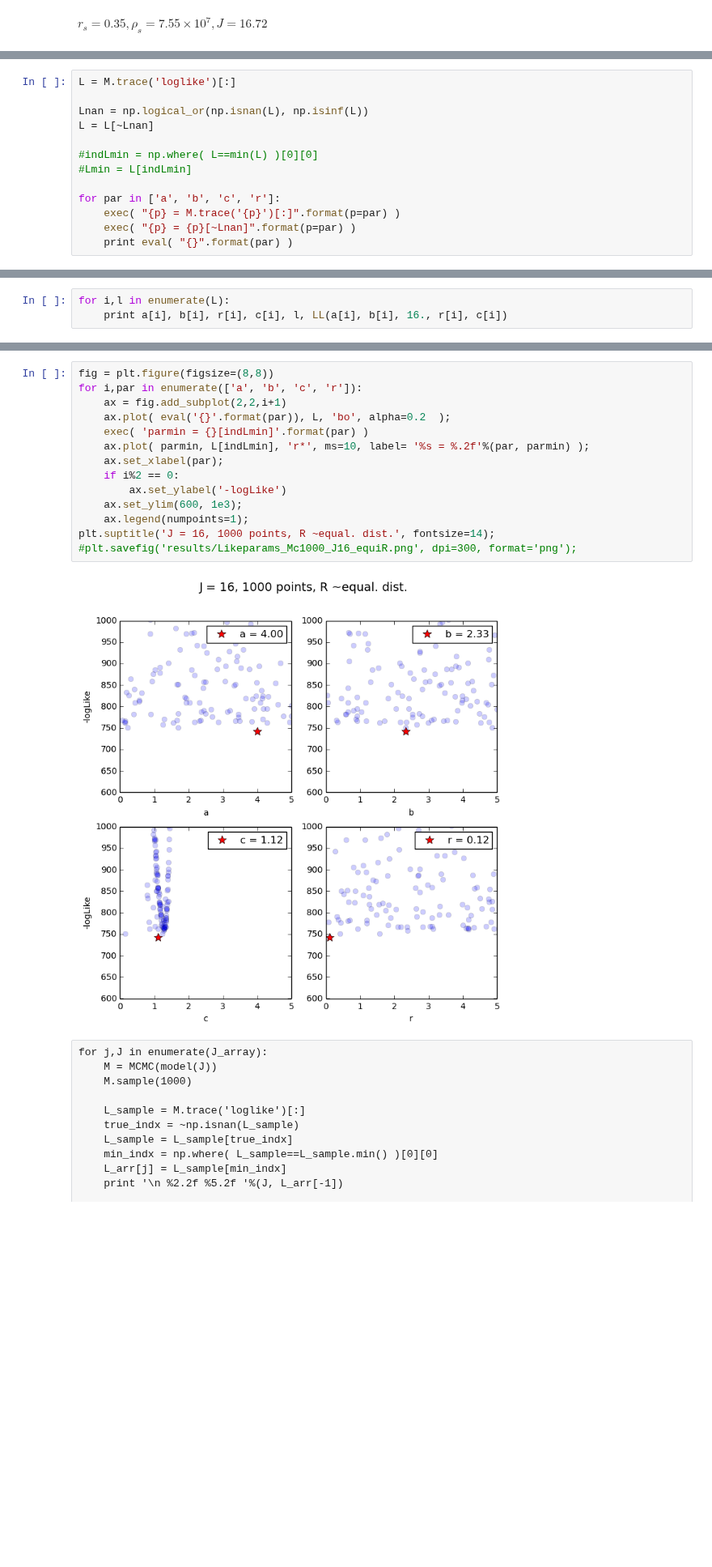
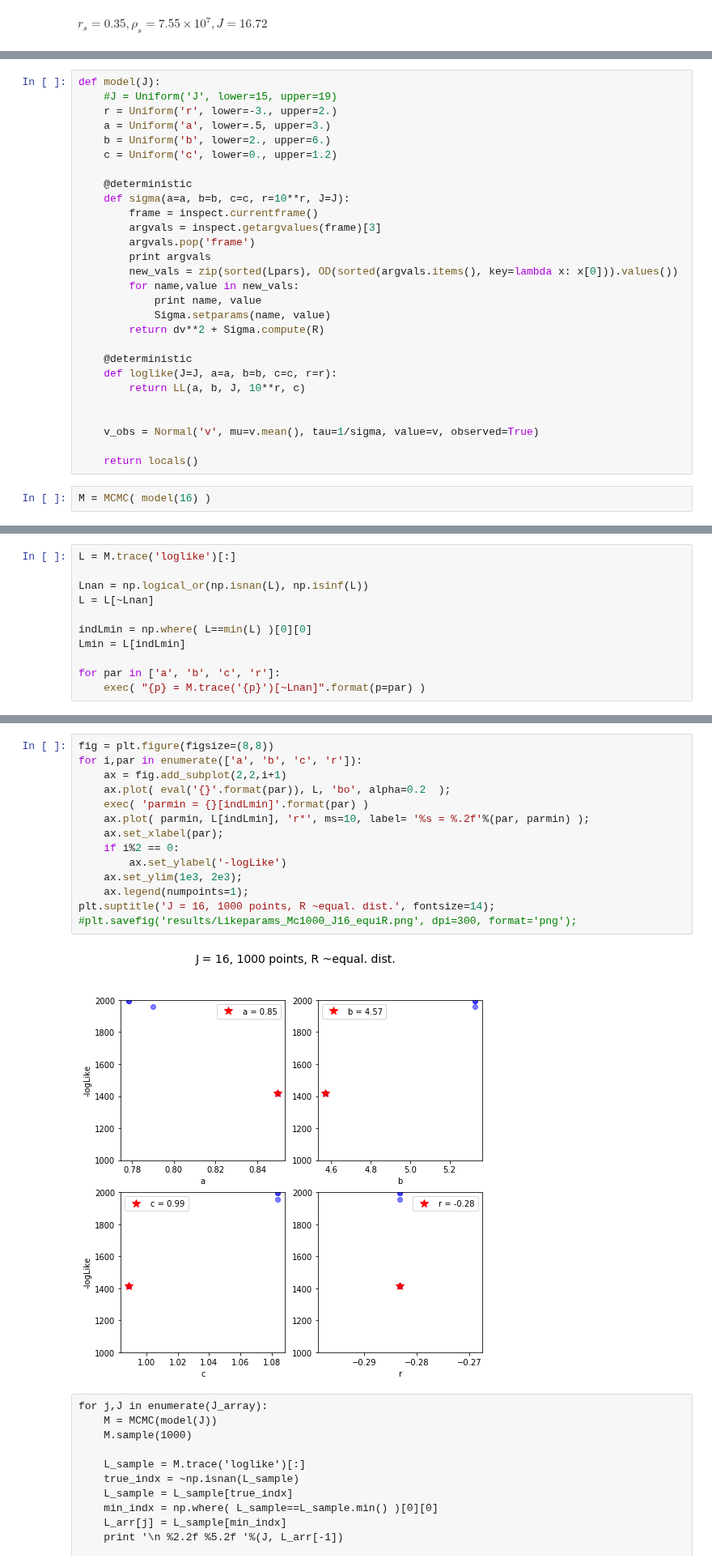
Before and after one commit to achiappo/FRESKA, a Jupyter notebook: cython/astrojpy-mcmc.ipynb, the cells around one changed output, grey strips where cells are left out. Shown at 81% size. Saved outputs shown, nothing was run; the diff lists cells and outputs as text; blank space fills up the shorter version.

```diff
--- a/cython/astrojpy-mcmc.ipynb
+++ b/cython/astrojpy-mcmc.ipynb
@@ -85,0 +57,30 @@ M.sample(5)
+# %%
+def model(J):
+    #J = Uniform('J', lower=15, upper=19)
+    r = Uniform('r', lower=-3., upper=2.)
+    a = Uniform('a', lower=.5, upper=3.)
+    b = Uniform('b', lower=2., upper=6.)
+    c = Uniform('c', lower=0., upper=1.2)
+
+    @deterministic
+    def sigma(a=a, b=b, c=c, r=10**r, J=J):
+        frame = inspect.currentframe()
+        argvals = inspect.getargvalues(frame)[3]
+        argvals.pop('frame')
+        print argvals
+        new_vals = zip(sorted(Lpars), OD(sorted(argvals.items(), key=lambda x: x[0])).values())
+        for name,value in new_vals:
+            print name, value
+            Sigma.setparams(name, value)
+        return dv**2 + Sigma.compute(R)
+
+    @deterministic
+    def loglike(J=J, a=a, b=b, c=c, r=r):
+        return LL(a, b, J, 10**r, c)
+
+
+    v_obs = Normal('v', mu=v.mean(), tau=1/sigma, value=v, observed=True)
+
+    return locals()
+# %%
+M = MCMC( model(16) )
@@ -89,10 +121,8 @@ L = M.trace('loglike')[:]
 Lnan = np.logical_or(np.isnan(L), np.isinf(L))
 L = L[~Lnan]
 
-#indLmin = np.where( L==min(L) )[0][0]
-#Lmin = L[indLmin]
+indLmin = np.where( L==min(L) )[0][0]
+Lmin = L[indLmin]
 
 for par in ['a', 'b', 'c', 'r']:
-    exec( "{p} = M.trace('{p}')[:]".format(p=par) )
-    exec( "{p} = {p}[~Lnan]".format(p=par) )
-    print eval( "{}".format(par) )
+    exec( "{p} = M.trace('{p}')[~Lnan]".format(p=par) )
@@ -104,3 +128,0 @@ for par in ['a', 'b', 'c', 'r']:
-# %%
-for i,l in enumerate(L):
-    print a[i], b[i], r[i], c[i], l, LL(a[i], b[i], 16., r[i], c[i])
@@ -112,19 +136,19 @@ for i,l in enumerate(L):
 # %%
 fig = plt.figure(figsize=(8,8))
 for i,par in enumerate(['a', 'b', 'c', 'r']):
     ax = fig.add_subplot(2,2,i+1)
     ax.plot( eval('{}'.format(par)), L, 'bo', alpha=0.2  );
     exec( 'parmin = {}[indLmin]'.format(par) )
     ax.plot( parmin, L[indLmin], 'r*', ms=10, label= '%s = %.2f'%(par, parmin) );
     ax.set_xlabel(par);
     if i%2 == 0:
         ax.set_ylabel('-logLike')
-    ax.set_ylim(600, 1e3);
+    ax.set_ylim(1e3, 2e3);
     ax.legend(numpoints=1);
 plt.suptitle('J = 16, 1000 points, R ~equal. dist.', fontsize=14);
 #plt.savefig('results/Likeparams_Mc1000_J16_equiR.png', dpi=300, format='png');
 # %% [output]
-[figure, old version]
+[figure, new version]
 # %% [raw]
 for j,J in enumerate(J_array):
     M = MCMC(model(J))
```
Also changed, not shown: parts of 22 cells of this notebook, 48 other files.
